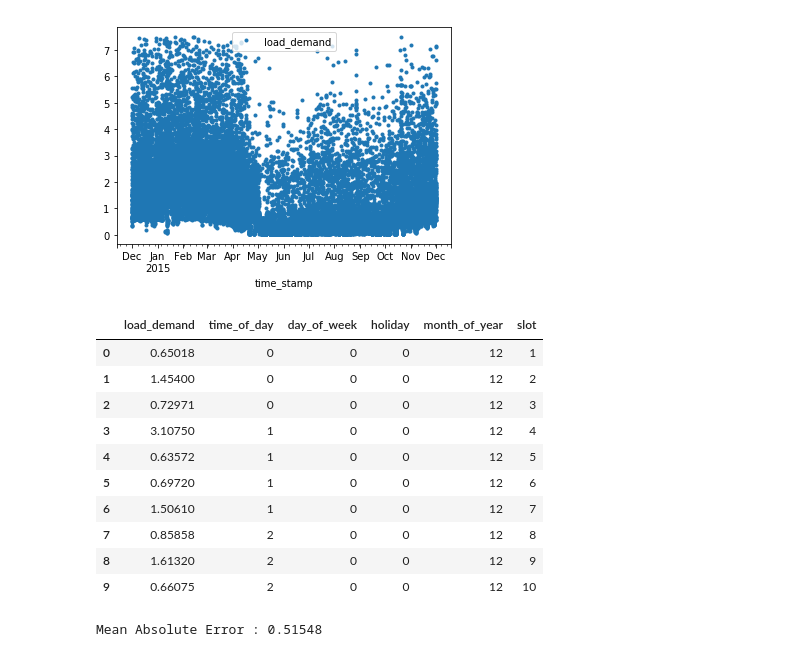
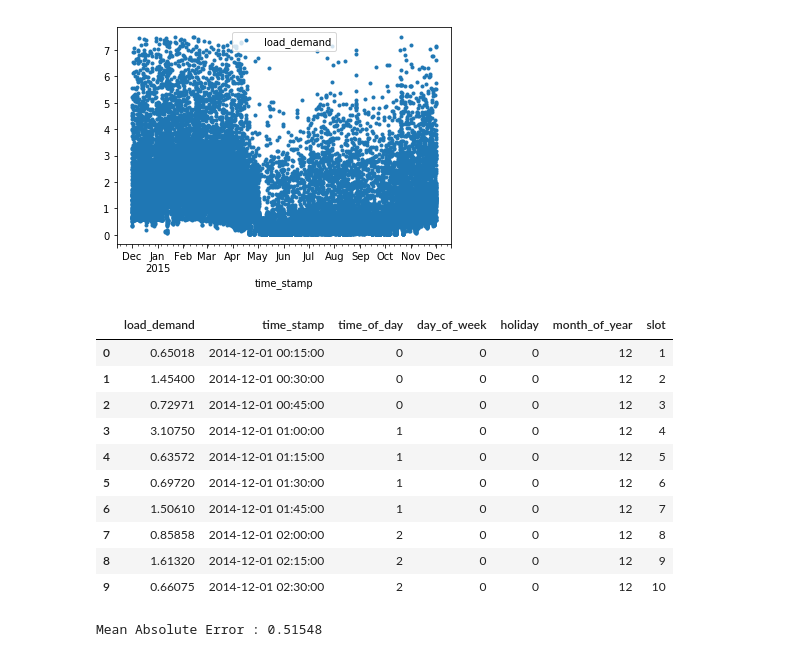
Before and after one commit to jainrish/ams559-smart-energy, a Jupyter notebook: Assignment 1/electricity-demand-prediction.ipynb, the cells around one changed output. Cells and saved outputs as stored; diff of their text form; code cells hidden in the pictures.

```diff
--- a/Assignment 1/electricity-demand-prediction.ipynb
+++ b/Assignment 1/electricity-demand-prediction.ipynb
@@ -94,45 +98,45 @@ house_data.plot('time_stamp', 'load_demand', style=".")
 import datetime
 from pandas.tseries.holiday import USFederalHolidayCalendar
 cal = USFederalHolidayCalendar()
 holidays = cal.holidays(start='2014-12-01', end='2015-11-30').to_pydatetime()
 
 #get hour:minute format
 def hour_minute(row_data):
     return (row_data.time_stamp.hour) #* 100 + (row_data.pickup_datetime.minute)
 
 #get day_of_week format
 def day_of_week(row_data):
     return (row_data.time_stamp.weekday())
 
 def check_holiday(row_data):
     strip_date = datetime.datetime.strptime((str(row_data.time_stamp)[:10] ),'%Y-%m-%d')
     return 1 if strip_date in holidays else 0
 
 #get month format
 def get_month(row_data):
     return (row_data.time_stamp.month)
 
 house_data['time_of_day'] = house_data.apply(lambda row: hour_minute(row), axis=1)
 house_data['day_of_week'] = house_data.apply(lambda row: day_of_week(row), axis=1)
 house_data['holiday'] = house_data.apply(lambda row: check_holiday(row), axis=1)
 house_data['month_of_year'] = house_data.apply(lambda row: get_month(row), axis=1)
 house_data['slot'] = np.array([i for i in range(1,len(house_data)+1)]).reshape(-1, 1)
 house_data_copy = house_data.copy()
-del house_data['time_stamp']
+#del house_data['time_stamp']
 
 house_data.head(10)
 # %% [output]
-|  | load_demand | time_of_day | day_of_week | holiday | month_of_year | slot |
-| 0 | 0.65018 | 0 | 0 | 0 | 12 | 1 |
-| 1 | 1.45400 | 0 | 0 | 0 | 12 | 2 |
-| 2 | 0.72971 | 0 | 0 | 0 | 12 | 3 |
-| 3 | 3.10750 | 1 | 0 | 0 | 12 | 4 |
-| 4 | 0.63572 | 1 | 0 | 0 | 12 | 5 |
-| 5 | 0.69720 | 1 | 0 | 0 | 12 | 6 |
-| 6 | 1.50610 | 1 | 0 | 0 | 12 | 7 |
-| 7 | 0.85858 | 2 | 0 | 0 | 12 | 8 |
-| 8 | 1.61320 | 2 | 0 | 0 | 12 | 9 |
-| 9 | 0.66075 | 2 | 0 | 0 | 12 | 10 |
+|  | load_demand | time_stamp | time_of_day | day_of_week | holiday | month_of_year | slot |
+| 0 | 0.65018 | 2014-12-01 00:15:00 | 0 | 0 | 0 | 12 | 1 |
+| 1 | 1.45400 | 2014-12-01 00:30:00 | 0 | 0 | 0 | 12 | 2 |
+| 2 | 0.72971 | 2014-12-01 00:45:00 | 0 | 0 | 0 | 12 | 3 |
+| 3 | 3.10750 | 2014-12-01 01:00:00 | 1 | 0 | 0 | 12 | 4 |
+| 4 | 0.63572 | 2014-12-01 01:15:00 | 1 | 0 | 0 | 12 | 5 |
+| 5 | 0.69720 | 2014-12-01 01:30:00 | 1 | 0 | 0 | 12 | 6 |
+| 6 | 1.50610 | 2014-12-01 01:45:00 | 1 | 0 | 0 | 12 | 7 |
+| 7 | 0.85858 | 2014-12-01 02:00:00 | 2 | 0 | 0 | 12 | 8 |
+| 8 | 1.61320 | 2014-12-01 02:15:00 | 2 | 0 | 0 | 12 | 9 |
+| 9 | 0.66075 | 2014-12-01 02:30:00 | 2 | 0 | 0 | 12 | 10 |
 # %%
 #get day_of_week format
 
```
Also changed, not shown: parts of 7 cells of this notebook.
